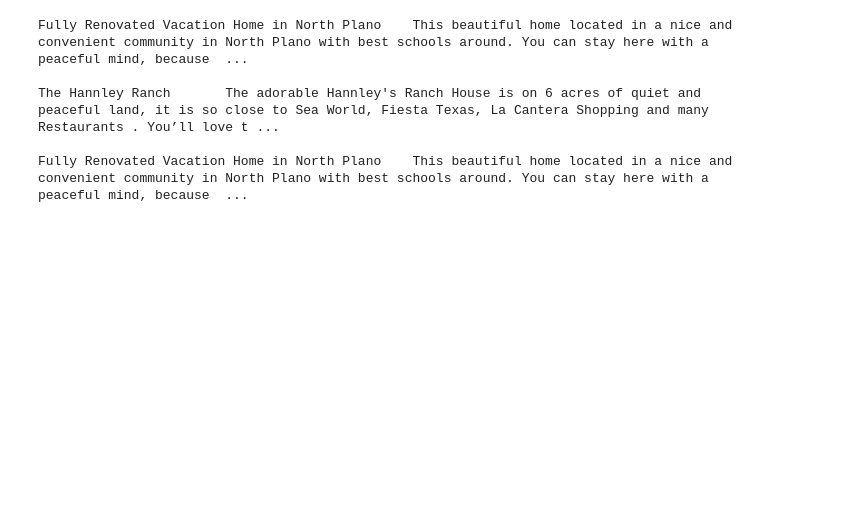
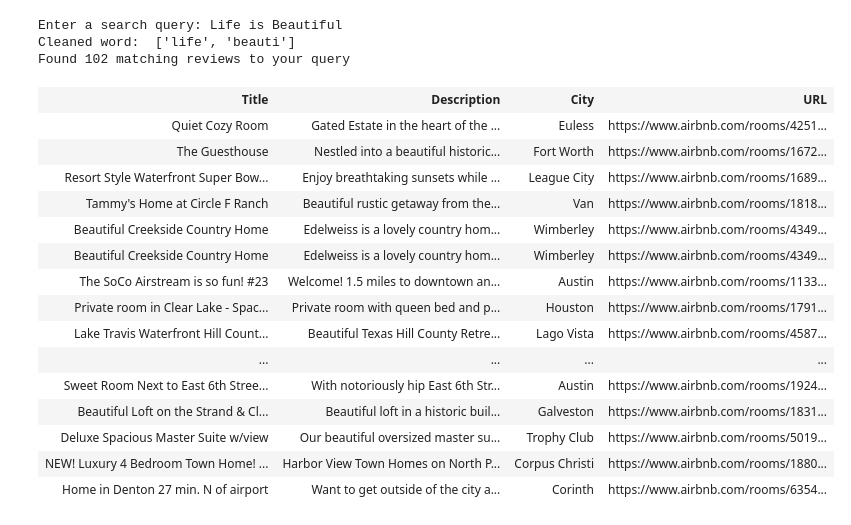
Before and after one commit to francesca15/ADM_HW3_GROUP_14, a Jupyter notebook: AirBnb_Stat.ipynb, the cells around one changed output. Drawn from its saved outputs; the diff is of its cells as text; code cells hidden in the pictures; blank space fills up the shorter version.

Commit message:
Checked in some code related to formatting search results in to a tabular format

```diff
--- a/AirBnb_Stat.ipynb
+++ b/AirBnb_Stat.ipynb
@@ -16,17 +18,22 @@ m = m.drop(['Unnamed: 0'], axis=1)
 import nltk
 import csv
 import re
+import os
 import string
 from nltk.tokenize import RegexpTokenizer
 from nltk.corpus import stopwords
 from nltk.stem.snowball import SnowballStemmer
+
 nltk.download('stopwords')
 stop_words = set(stopwords.words('english'))
 tokenizer = RegexpTokenizer(r'\w+|\$')
 ps = SnowballStemmer('english')
+
 dic = {}
+my_path = os.path.dirname(os.path.realpath('__file__'))
+
 for i in range(18259):
-    with open(r'docu_hw3\doc_'+str(i)+'.tsv',encoding='utf8') as tsvfile:
+    with open(os.path.join(my_path, 'docu_hw3/doc_' + str(i) + '.tsv'),encoding='utf8') as tsvfile:
          tsvreader = list(csv.reader(tsvfile, delimiter="\t"))
     l1 = tsvreader[0][4]
     l2 = tsvreader[0][7]
@@ -59,39 +66,83 @@ dic_doc={}
 for i in range(18259):
     dic_doc[r'docu_hw3\doc_'+str(i)+'.tsv']= i
 # %%
-word = 'good peaceful mind'
-word_list = word.split(' ')
+word = input('Enter a search query: ')
+
+def clean_input(w):
+    w_list = []
+    w = w.lower()
+    w = tokenizer.tokenize(w)
+    for r in w :
+        if not r in stop_words:
+            sr = ps.stem(r)
+            if not  sr in w_list:
+                w_list.append(sr)
+    return w_list
+
+word_list = clean_input(word)
+
+print("Cleaned word: ", word_list)
 
 list_doc_list = []
 
 for w in word_list:
-        curWord = ps.stem(w)
+        doc_list = []
 
-        doc_list = dic_assoc[dic_word[curWord]]
+        if w in dic_word:
+            doc_list = dic_assoc[dic_word[w]]
         list_doc_list.append(doc_list)
 
 list_intersect = list_doc_list[0]
 
 def intersection(lst1, lst2):
     lst3 = [value for value in lst1 if value in lst2]
     return lst3
 
+
 for docList in list_doc_list:
     list_intersect = intersection(list_intersect, docList)
 
 
+results = []
+
+
 for doc in list_intersect:
-    with open(r'docu_hw3\doc_'+ str(doc) + '.tsv',encoding='utf8') as tsvfile:
+    with open(os.path.join(my_path, 'docu_hw3/doc_' + str(doc) + '.tsv'),encoding='utf8') as tsvfile:
          tsvreader = list(csv.reader(tsvfile, delimiter="\t"))
+
     title = tsvreader[0][7]
     description = tsvreader[0][4]
     city = tsvreader[0][2]
     url = tsvreader[0][8]
 
-    print(title + '\t' + description + '\t' + city + '\t' + url + '\n')
+
+    results.append([title, description, city, url])
+
+
+
+if(len(results)):
+    print('Found ' + str(len(results))  + ' matching reviews to your query')
+    display(HTML('<table border="1"><tr><th>Title</th><th>Description</th><th>City</th><th>URL</th></tr><tr>{}</tr></table>'.format('</tr><tr>'.join('<td>{}</td>'.format('</td><td>'.join(str(_) for _ in row)) for row in results)
+)))
+else:
+    display(HTML('<h1>No results found. Please try a different query</h1>'))
 # %% [output]
-Fully Renovated Vacation Home in North Plano    This beautiful home located in a nice and convenient community in North Plano with best schools around. You can stay here with a peaceful mind, because  ...
-
-The Hannley Ranch       The adorable Hannley's Ranch House is on 6 acres of quiet and peaceful land, it is so close to Sea World, Fiesta Texas, La Cantera Shopping and many Restaurants . You’ll love t ...
-
-Fully Renovated Vacation Home in North Plano    This beautiful home located in a nice and convenient community in North Plano with best schools around. You can stay here with a peaceful mind, because  ...
+Enter a search query: Life is Beautiful
+Cleaned word:  ['life', 'beauti']
+Found 102 matching reviews to your query
+| Title | Description | City | URL |
+| Quiet Cozy Room | Gated Estate in the heart of the ... | Euless | https://www.airbnb.com/rooms/4251... |
+| The Guesthouse | Nestled into a beautiful historic... | Fort Worth | https://www.airbnb.com/rooms/1672... |
+| Resort Style Waterfront Super Bow... | Enjoy breathtaking sunsets while ... | League City | https://www.airbnb.com/rooms/1689... |
+| Tammy's Home at Circle F Ranch | Beautiful rustic getaway from the... | Van | https://www.airbnb.com/rooms/1818... |
+| Beautiful Creekside Country Home | Edelweiss is a lovely country hom... | Wimberley | https://www.airbnb.com/rooms/4349... |
+| Beautiful Creekside Country Home | Edelweiss is a lovely country hom... | Wimberley | https://www.airbnb.com/rooms/4349... |
+| The SoCo Airstream is so fun! #23 | Welcome! 1.5 miles to downtown an... | Austin | https://www.airbnb.com/rooms/1133... |
+| Private room in Clear Lake - Spac... | Private room with queen bed and p... | Houston | https://www.airbnb.com/rooms/1791... |
+| Lake Travis Waterfront Hill Count... | Beautiful Texas Hill County Retre... | Lago Vista | https://www.airbnb.com/rooms/4587... |
+| ... | ... | ... | ... |
+| Sweet Room Next to East 6th Stree... | With notoriously hip East 6th Str... | Austin | https://www.airbnb.com/rooms/1924... |
+| Beautiful Loft on the Strand & Cl... | Beautiful loft in a historic buil... | Galveston | https://www.airbnb.com/rooms/1831... |
+| Deluxe Spacious Master Suite w/view | Our beautiful oversized master su... | Trophy Club | https://www.airbnb.com/rooms/5019... |
+| NEW! Luxury 4 Bedroom Town Home! ... | Harbor View Town Homes on North P... | Corpus Christi | https://www.airbnb.com/rooms/1880... |
+| Home in Denton 27 min. N of airport | Want to get outside of the city a... | Corinth | https://www.airbnb.com/rooms/6354... |
```
Also changed, not shown: parts of 2 cells of this notebook.
